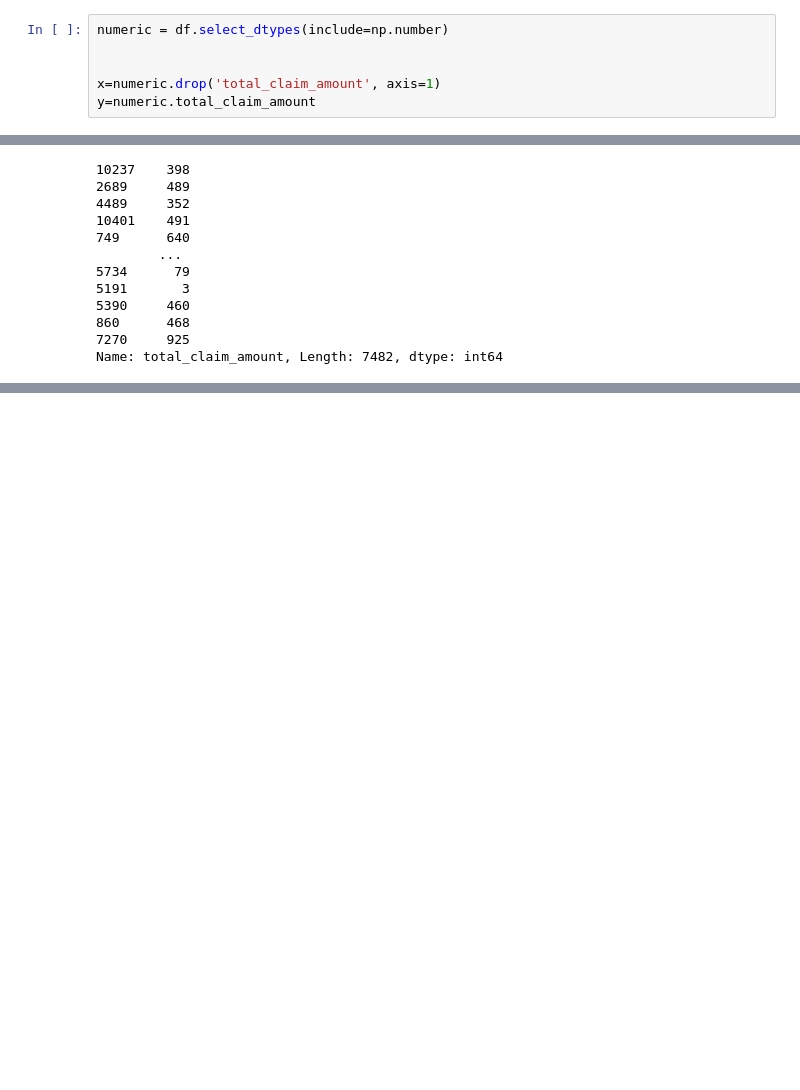
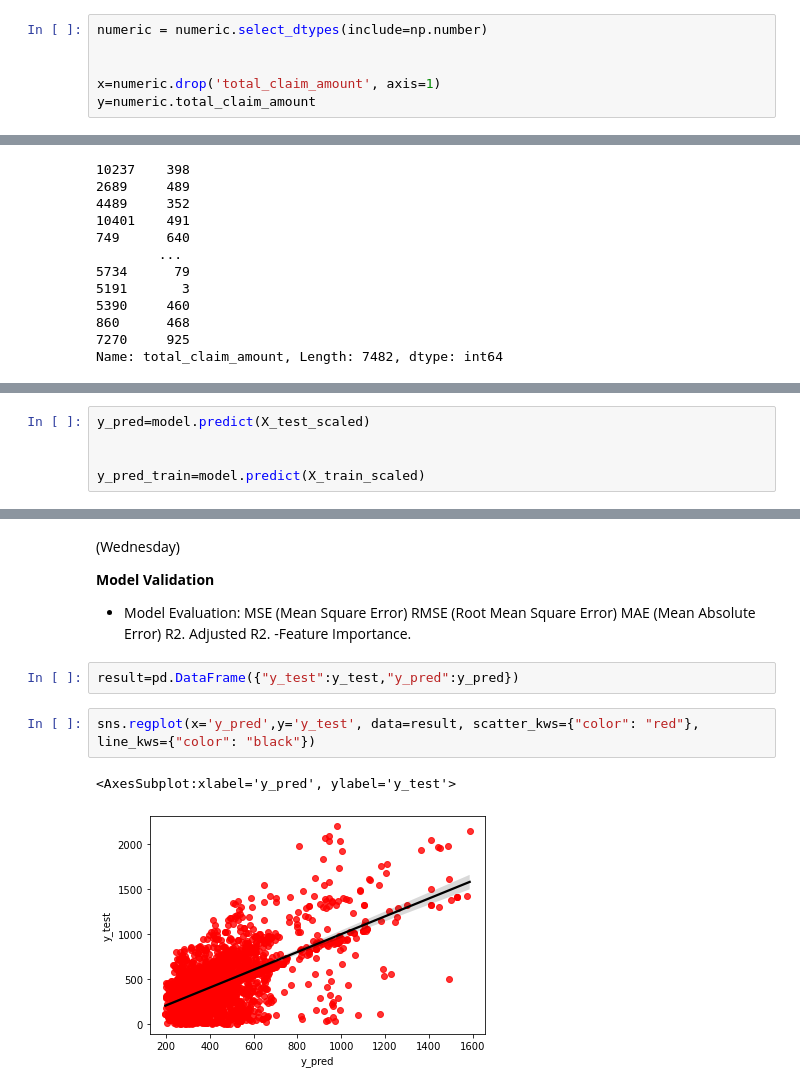
Before and after one commit to asierbilbao/IronLab, a Jupyter notebook: Week 4/Data transformation LAB 2.ipynb, the cells around one changed output, grey strips where cells are left out. Drawn from its saved outputs; the diff is of its cells as text; blank space fills up the shorter version.

```diff
--- a/Week 4/Data transformation LAB 2.ipynb
+++ b/Week 4/Data transformation LAB 2.ipynb
@@ -121,7 +130,7 @@ df.info()
 # %% [markdown]
 **X-Y split (y is the target variable, which is the total claim amount)**
 # %%
-numeric = df.select_dtypes(include=np.number)
+numeric = numeric.select_dtypes(include=np.number)
 
 
 x=numeric.drop('total_claim_amount', axis=1)
@@ -293,0 +294,5 @@ Adjusted R2.
+# %%
+y_pred=model.predict(X_test_scaled)
+
+
+y_pred_train=model.predict(X_train_scaled)
@@ -293,0 +309,18 @@ Adjusted R2.
+# %% [markdown]
+(Wednesday)
+
+**Model Validation**
+- Model Evaluation:
+MSE (Mean Square Error)
+RMSE (Root Mean Square Error)
+MAE (Mean Absolute Error)
+R2.
+Adjusted R2.
+-Feature Importance.
+# %%
+result=pd.DataFrame({"y_test":y_test,"y_pred":y_pred})
+# %%
+sns.regplot(x='y_pred',y='y_test', data=result, scatter_kws={"color": "red"}, line_kws={"color": "black"})
+# %% [output]
+<AxesSubplot:xlabel='y_pred', ylabel='y_test'>
+[figure, added]
```
Also changed, not shown: parts of 20 cells of this notebook.
